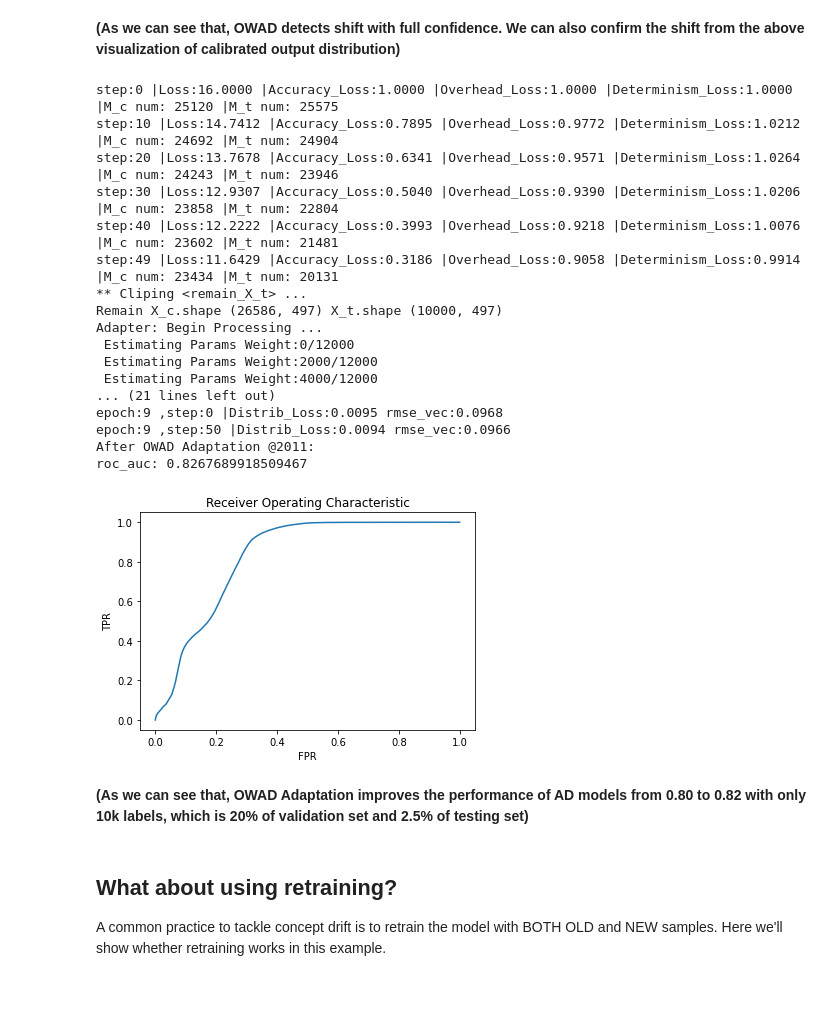
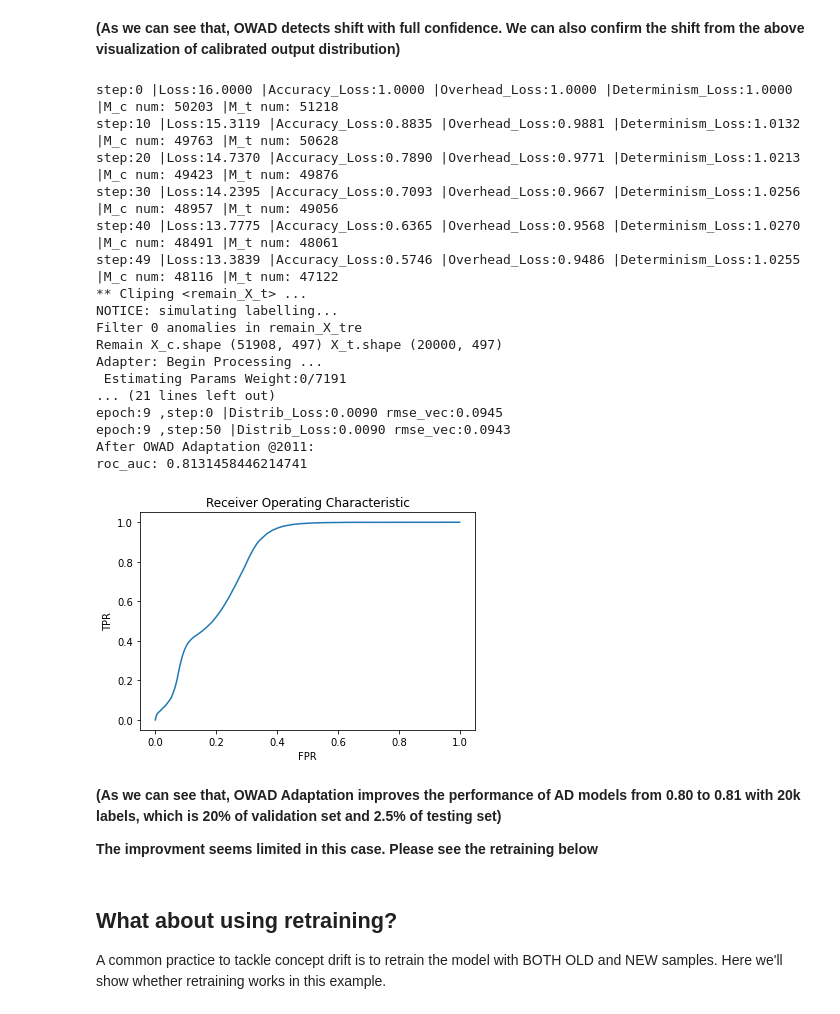
Before and after one commit to dongtsi/OWAD, a Jupyter notebook: demo/NIDS_KitNET_Kyoto.ipynb, the cells around one changed output. Drawn from its saved outputs; the diff is of its cells as text; code cells hidden in the pictures.

Commit message:
update logad case

```diff
--- a/demo/NIDS_KitNET_Kyoto.ipynb
+++ b/demo/NIDS_KitNET_Kyoto.ipynb
@@ -63,11 +63,12 @@ print('Before Adaptation @2011:')
 y_pred_1, y_prob_1 = AE.test(model, thres, X_1)
 utils.multi_metrics(y_prob_1, y_1, thres*1.5)
 
+vali_num = 100000
 ## Clip validation set for Control and Treatment data
-rmse_c = y_prob_0[:train_num]
-rmse_t = y_prob_1[:train_num]
-X_con = X_0[:train_num]
-X_tre = X_1[:train_num]
+rmse_c = y_prob_0[:vali_num]
+rmse_t = y_prob_1[:vali_num]
+X_con = X_0[:vali_num]
+X_tre = X_1[:vali_num]
 # %% [output]
 Original Performance @2007
 roc_auc: 0.9472406146666666
@@ -105,35 +106,37 @@ Visualize Shift:
 # %%
 ## Shift explanation and adaptation
 utils.set_random_seed()
-ohd_bgt = 10000
-exp_result = sh.explainer(X_tre, label_num = ohd_bgt) # , auto_cali_thres=True
+ohd_bgt = 20000
+exp_result = sh.explainer(X_tre, y_1[:vali_num], label_num = ohd_bgt) # , auto_cali_thres=True
 sh.adapter(model)
 
 ## Test the performance after OWAD adaptation
 print('After OWAD Adaptation @2011:')
 y_pred, y_prob = AE.test(sh.model, thres, X_1)
 utils.multi_metrics(y_prob, y_1, thres*1.5)
 # %% [output]
-step:0 |Loss:16.0000 |Accuracy_Loss:1.0000 |Overhead_Loss:1.0000 |Determinism_Loss:1.0000 |M_c num: 25120 |M_t num: 25575
-step:10 |Loss:14.7412 |Accuracy_Loss:0.7895 |Overhead_Loss:0.9772 |Determinism_Loss:1.0212 |M_c num: 24692 |M_t num: 24904
-step:20 |Loss:13.7678 |Accuracy_Loss:0.6341 |Overhead_Loss:0.9571 |Determinism_Loss:1.0264 |M_c num: 24243 |M_t num: 23946
-step:30 |Loss:12.9307 |Accuracy_Loss:0.5040 |Overhead_Loss:0.9390 |Determinism_Loss:1.0206 |M_c num: 23858 |M_t num: 22804
-step:40 |Loss:12.2222 |Accuracy_Loss:0.3993 |Overhead_Loss:0.9218 |Determinism_Loss:1.0076 |M_c num: 23602 |M_t num: 21481
-step:49 |Loss:11.6429 |Accuracy_Loss:0.3186 |Overhead_Loss:0.9058 |Determinism_Loss:0.9914 |M_c num: 23434 |M_t num: 20131
+step:0 |Loss:16.0000 |Accuracy_Loss:1.0000 |Overhead_Loss:1.0000 |Determinism_Loss:1.0000 |M_c num: 50203 |M_t num: 51218
+step:10 |Loss:15.3119 |Accuracy_Loss:0.8835 |Overhead_Loss:0.9881 |Determinism_Loss:1.0132 |M_c num: 49763 |M_t num: 50628
+step:20 |Loss:14.7370 |Accuracy_Loss:0.7890 |Overhead_Loss:0.9771 |Determinism_Loss:1.0213 |M_c num: 49423 |M_t num: 49876
+step:30 |Loss:14.2395 |Accuracy_Loss:0.7093 |Overhead_Loss:0.9667 |Determinism_Loss:1.0256 |M_c num: 48957 |M_t num: 49056
+step:40 |Loss:13.7775 |Accuracy_Loss:0.6365 |Overhead_Loss:0.9568 |Determinism_Loss:1.0270 |M_c num: 48491 |M_t num: 48061
+step:49 |Loss:13.3839 |Accuracy_Loss:0.5746 |Overhead_Loss:0.9486 |Determinism_Loss:1.0255 |M_c num: 48116 |M_t num: 47122
 ** Cliping <remain_X_t> ...
-Remain X_c.shape (26586, 497) X_t.shape (10000, 497)
+NOTICE: simulating labelling...
+Filter 0 anomalies in remain_X_tre
+Remain X_c.shape (51908, 497) X_t.shape (20000, 497)
 Adapter: Begin Processing ...
- Estimating Params Weight:0/12000
- Estimating Params Weight:2000/12000
- Estimating Params Weight:4000/12000
+ Estimating Params Weight:0/7191
 ... (21 lines left out)
-epoch:9 ,step:0 |Distrib_Loss:0.0095 rmse_vec:0.0968
-epoch:9 ,step:50 |Distrib_Loss:0.0094 rmse_vec:0.0966
+epoch:9 ,step:0 |Distrib_Loss:0.0090 rmse_vec:0.0945
+epoch:9 ,step:50 |Distrib_Loss:0.0090 rmse_vec:0.0943
 After OWAD Adaptation @2011:
-roc_auc: 0.8267689918509467
+roc_auc: 0.8131458446214741
-[figure, old version]
+[figure, new version]
 # %% [markdown]
-**(As we can see that, OWAD Adaptation improves the performance of AD models from 0.80 to 0.82 with only 10k labels, which is 20% of validation set and 2.5% of testing set)**
+**(As we can see that, OWAD Adaptation improves the performance of AD models from 0.80 to 0.81 with 20k labels, which is 20% of validation set and 2.5% of testing set)**
+
+**The improvment seems limited in this case. Please see the retraining below**
 # %% [markdown]
 ## What about using retraining?
 A common practice to tackle concept drift is to retrain the model with BOTH OLD and NEW samples. Here we'll show whether retraining works in this example.
```
Also changed, not shown: parts of 2 cells of this notebook, 9 other files.
